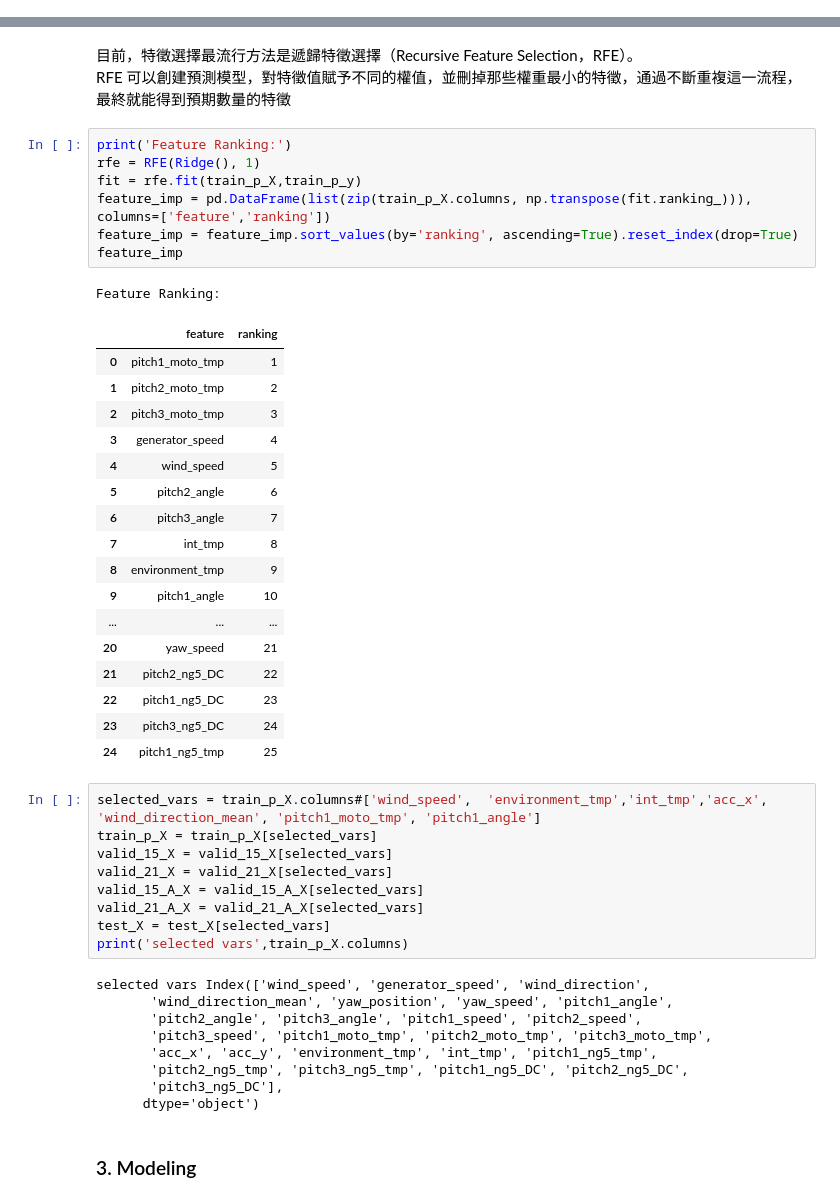
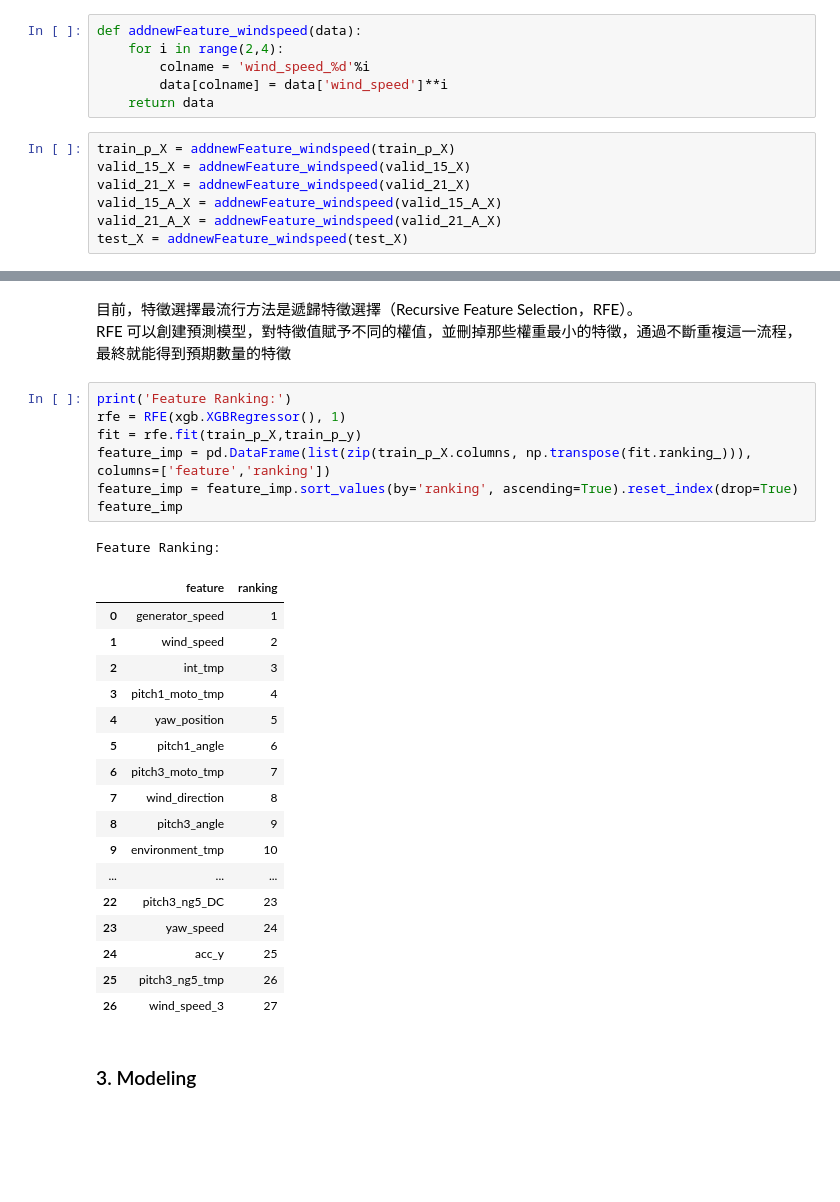
Before and after one commit to Backlu/CAICTCompetition, a Jupyter notebook: ice-Model_PredictPower.ipynb, the cells around one changed output, grey strips where cells are left out. Saved outputs shown, nothing was run; the diff lists cells and outputs as text; blank space fills up the shorter version.

Commit message:
data exploration

```diff
--- a/ice-Model_PredictPower.ipynb
+++ b/ice-Model_PredictPower.ipynb
@@ -219,6 +216,19 @@ valid_21_raw, valid_21_X, valid_21_Y, valid_21_y = load_resample_data(id=21, pol
 valid_15_A_raw, valid_15_A_X, valid_15_A_Y, valid_15_A_y = load_resample_data(id=15, policy=0, ycol='power')
 valid_21_A_raw, valid_21_A_X, valid_21_A_Y, valid_21_A_y = load_resample_data(id=21, policy=0, ycol='power')
 test_raw, test_X,test_timeidx = load_test2_data(varsel=False)
+# %%
+def addnewFeature_windspeed(data):
+    for i in range(2,4):
+        colname = 'wind_speed_%d'%i
+        data[colname] = data['wind_speed']**i
+    return data
+# %%
+train_p_X = addnewFeature_windspeed(train_p_X)
+valid_15_X = addnewFeature_windspeed(valid_15_X)
+valid_21_X = addnewFeature_windspeed(valid_21_X)
+valid_15_A_X = addnewFeature_windspeed(valid_15_A_X)
+valid_21_A_X = addnewFeature_windspeed(valid_21_A_X)
+test_X = addnewFeature_windspeed(test_X)
 # %% [markdown]
 ** Normalize **
 # %%
@@ -240,48 +250,30 @@ test_X = normalize(test_X)
 RFE 可以創建預測模型，對特徵值賦予不同的權值，並刪掉那些權重最小的特徵，通過不斷重複這一流程，最終就能得到預期數量的特徵
 # %%
 print('Feature Ranking:')
-rfe = RFE(Ridge(), 1)
+rfe = RFE(xgb.XGBRegressor(), 1)
 fit = rfe.fit(train_p_X,train_p_y)
 feature_imp = pd.DataFrame(list(zip(train_p_X.columns, np.transpose(fit.ranking_))), columns=['feature','ranking'])
 feature_imp = feature_imp.sort_values(by='ranking', ascending=True).reset_index(drop=True)
 feature_imp
 # %% [output]
 Feature Ranking:
 |  | feature | ranking |
-| 0 | pitch1_moto_tmp | 1 |
-| 1 | pitch2_moto_tmp | 2 |
-| 2 | pitch3_moto_tmp | 3 |
-| 3 | generator_speed | 4 |
-| 4 | wind_speed | 5 |
-| 5 | pitch2_angle | 6 |
-| 6 | pitch3_angle | 7 |
-| 7 | int_tmp | 8 |
-| 8 | environment_tmp | 9 |
-| 9 | pitch1_angle | 10 |
+| 0 | generator_speed | 1 |
+| 1 | wind_speed | 2 |
+| 2 | int_tmp | 3 |
+| 3 | pitch1_moto_tmp | 4 |
+| 4 | yaw_position | 5 |
+| 5 | pitch1_angle | 6 |
+| 6 | pitch3_moto_tmp | 7 |
+| 7 | wind_direction | 8 |
+| 8 | pitch3_angle | 9 |
+| 9 | environment_tmp | 10 |
 | ... | ... | ... |
-| 20 | yaw_speed | 21 |
-| 21 | pitch2_ng5_DC | 22 |
-| 22 | pitch1_ng5_DC | 23 |
-| 23 | pitch3_ng5_DC | 24 |
-| 24 | pitch1_ng5_tmp | 25 |
+| 22 | pitch3_ng5_DC | 23 |
+| 23 | yaw_speed | 24 |
+| 24 | acc_y | 25 |
+| 25 | pitch3_ng5_tmp | 26 |
+| 26 | wind_speed_3 | 27 |
-# %%
-selected_vars = train_p_X.columns#['wind_speed',  'environment_tmp','int_tmp','acc_x', 'wind_direction_mean', 'pitch1_moto_tmp', 'pitch1_angle']
-train_p_X = train_p_X[selected_vars]
-valid_15_X = valid_15_X[selected_vars]
-valid_21_X = valid_21_X[selected_vars]
-valid_15_A_X = valid_15_A_X[selected_vars]
-valid_21_A_X = valid_21_A_X[selected_vars]
-test_X = test_X[selected_vars]
-print('selected vars',train_p_X.columns)
-# %% [output]
-selected vars Index(['wind_speed', 'generator_speed', 'wind_direction',
-       'wind_direction_mean', 'yaw_position', 'yaw_speed', 'pitch1_angle',
-       'pitch2_angle', 'pitch3_angle', 'pitch1_speed', 'pitch2_speed',
-       'pitch3_speed', 'pitch1_moto_tmp', 'pitch2_moto_tmp', 'pitch3_moto_tmp',
-       'acc_x', 'acc_y', 'environment_tmp', 'int_tmp', 'pitch1_ng5_tmp',
-       'pitch2_ng5_tmp', 'pitch3_ng5_tmp', 'pitch1_ng5_DC', 'pitch2_ng5_DC',
-       'pitch3_ng5_DC'],
-      dtype='object')
 # %% [markdown]
 <a id='modeling'></a>
 ### 3. Modeling
```
Also changed, not shown: parts of 15 cells of this notebook, 5 other files.
